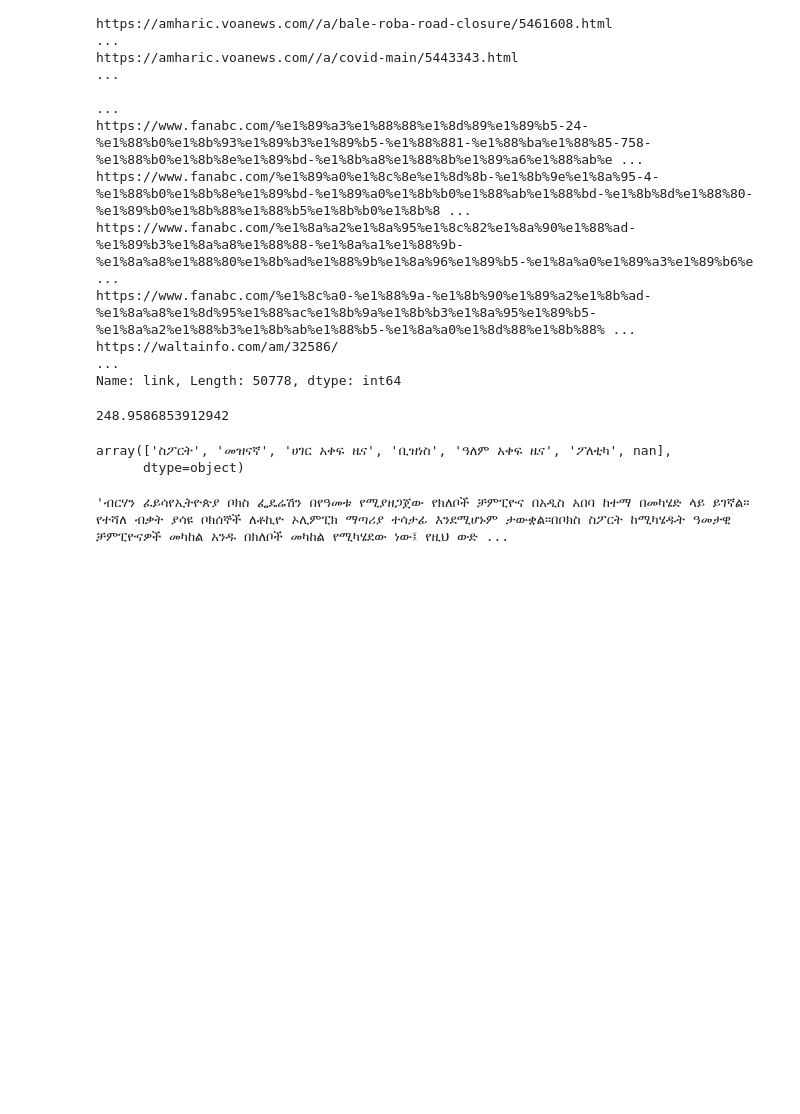
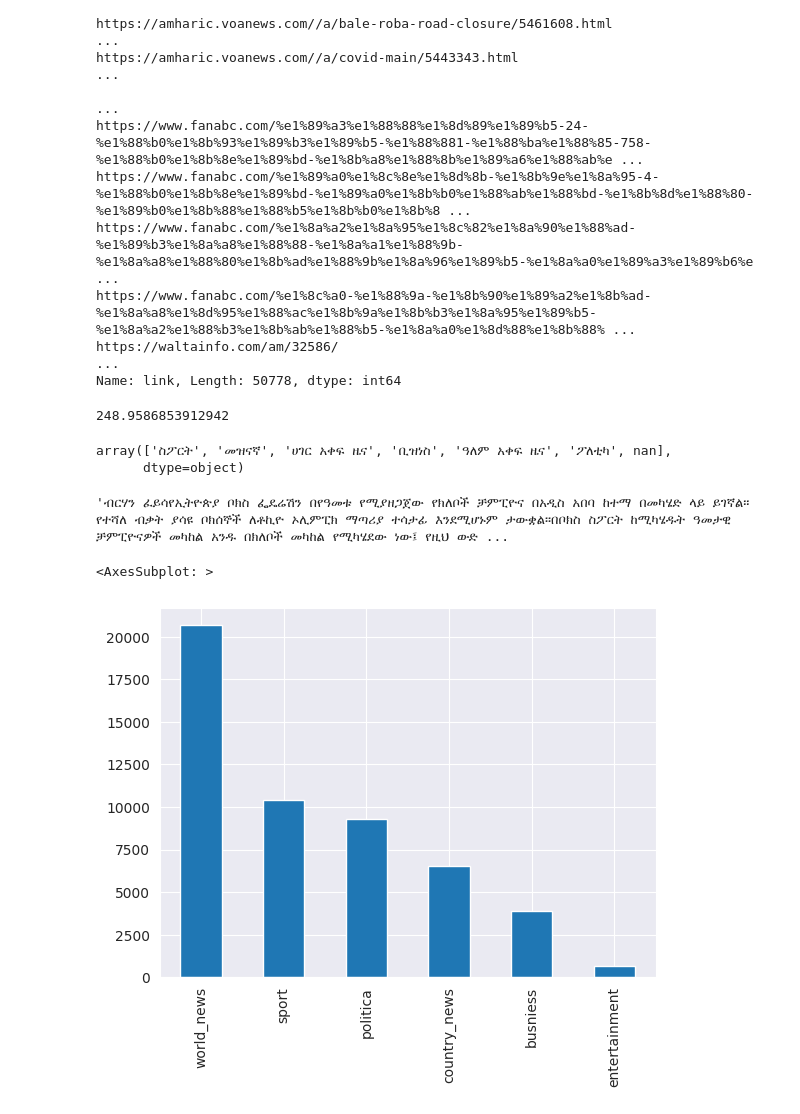
Before and after one commit to degagawolde/kafka-airflow-spark-pipeline, a Jupyter notebook: notebook/EDA.ipynb, the cells around one changed output. Saved outputs shown, nothing was run; the diff lists cells and outputs as text; code cells hidden in the pictures; blank space fills up the shorter version.

```diff
--- a/notebook/EDA.ipynb
+++ b/notebook/EDA.ipynb
@@ -102,3 +102,11 @@ array(['ስፖርት', 'መዝናኛ', 'ሀገር አቀፍ ዜና', 'ቢዝነ
 data['article'][0]
 # %% [output]
 'ብርሃን ፈይሳየኢትዮጵያ ቦክስ ፌዴሬሽን በየዓመቱ የሚያዘጋጀው የክለቦች ቻምፒዮና በአዲስ አበባ ከተማ በመካሄድ ላይ ይገኛል። የተሻለ ብቃት ያሳዩ ቦክሰኞች ለቶኪዮ ኦሊምፒክ ማጣሪያ ተሳታፊ እንደሚሆኑም ታውቋል።በቦክስ ስፖርት ከሚካሄዱት ዓመታዊ ቻምፒዮናዎች መካከል አንዱ በክለቦች መካከል የሚካሄደው ነው፤ የዚህ ውድ ...
+# %%
+data['category'] = data['category'].replace(['መዝናኛ', 'ስፖርት','ሀገር አቀፍ ዜና', 'ቢዝነስ', 'ዓለም አቀፍ ዜና', 'ፖለቲካ'],['entertainment',
+                        'sport','world_news','busniess', 'country_news', 'politica'] )
+# %%
+data['category'].value_counts().plot(kind='bar')
+# %% [output]
+<AxesSubplot: >
+[figure, added]
```
Also changed, not shown: parts of 1 cell of this notebook.
